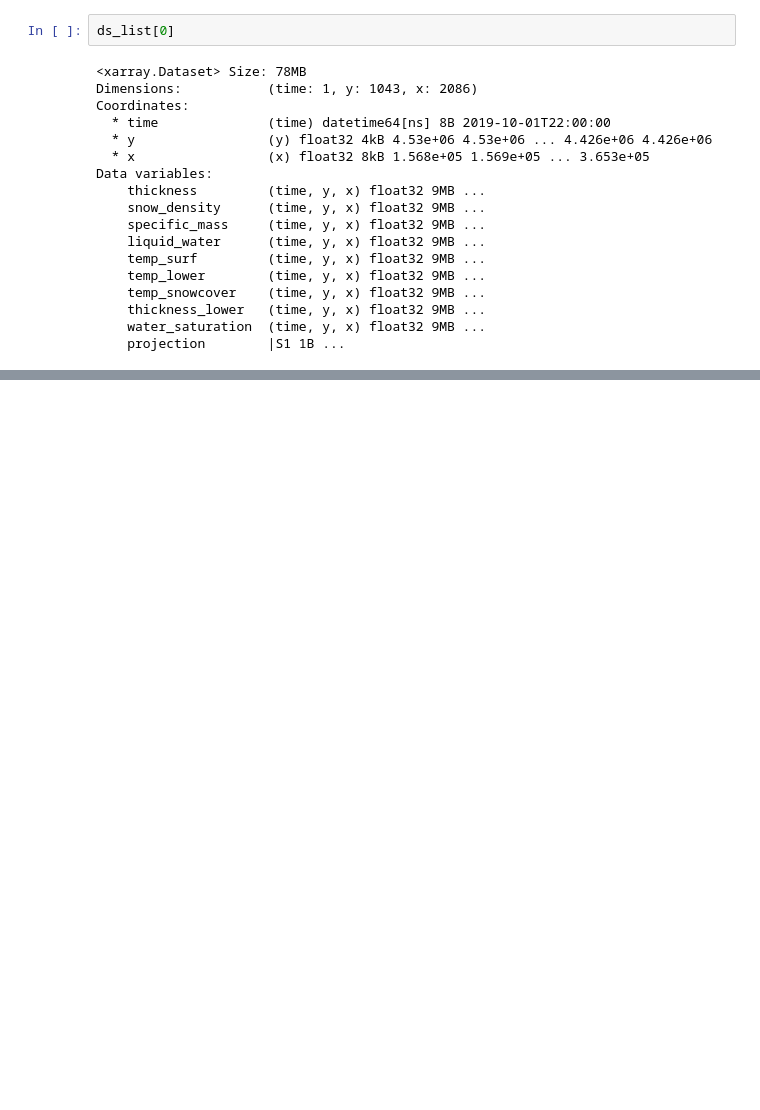
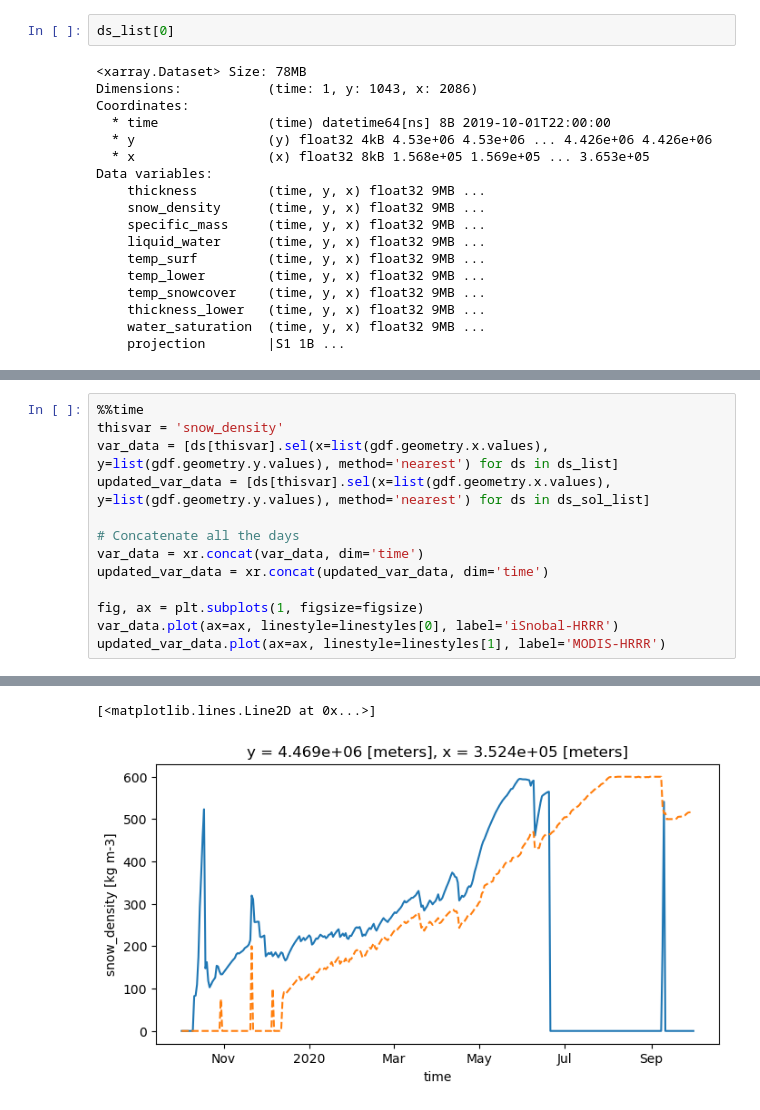
Before and after one commit to jmichellehu/ucrb-isnobal, a Jupyter notebook: notebooks/yampa_solar_albedo.ipynb, the cells around one changed output, grey strips where cells are left out. Drawn from its saved outputs; the diff is of its cells as text; blank space fills up the shorter version.

```diff
--- a/notebooks/yampa_solar_albedo.ipynb
+++ b/notebooks/yampa_solar_albedo.ipynb
@@ -325,0 +467,14 @@ Wall time: 12.7 ms
+# %%
+%%time
+thisvar = 'snow_density'
+var_data = [ds[thisvar].sel(x=list(gdf.geometry.x.values), y=list(gdf.geometry.y.values), method='nearest') for ds in ds_list]
+updated_var_data = [ds[thisvar].sel(x=list(gdf.geometry.x.values), y=list(gdf.geometry.y.values), method='nearest') for ds in ds_sol_list]
+
+# Concatenate all the days
+var_data = xr.concat(var_data, dim='time')
+updated_var_data = xr.concat(updated_var_data, dim='time')
+
+fig, ax = plt.subplots(1, figsize=figsize)
+var_data.plot(ax=ax, linestyle=linestyles[0], label='iSnobal-HRRR')
+updated_var_data.plot(ax=ax, linestyle=linestyles[1], label='MODIS-HRRR')
+# %% [output]
@@ -325,0 +483,2 @@ Wall time: 12.7 ms
+[<matplotlib.lines.Line2D at 0x...>]
+[figure, added]
```
Also changed, not shown: parts of 34 cells of this notebook, 5 other files.
